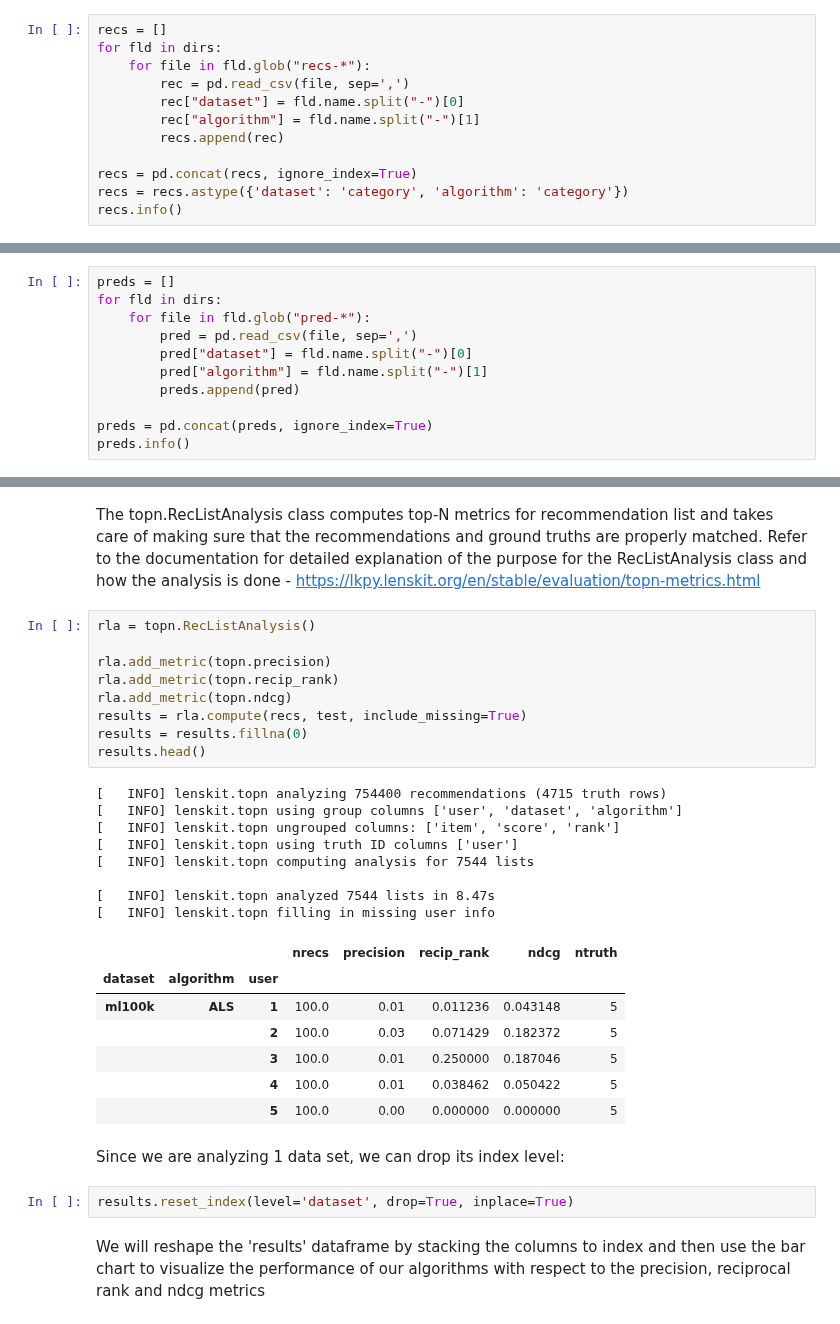
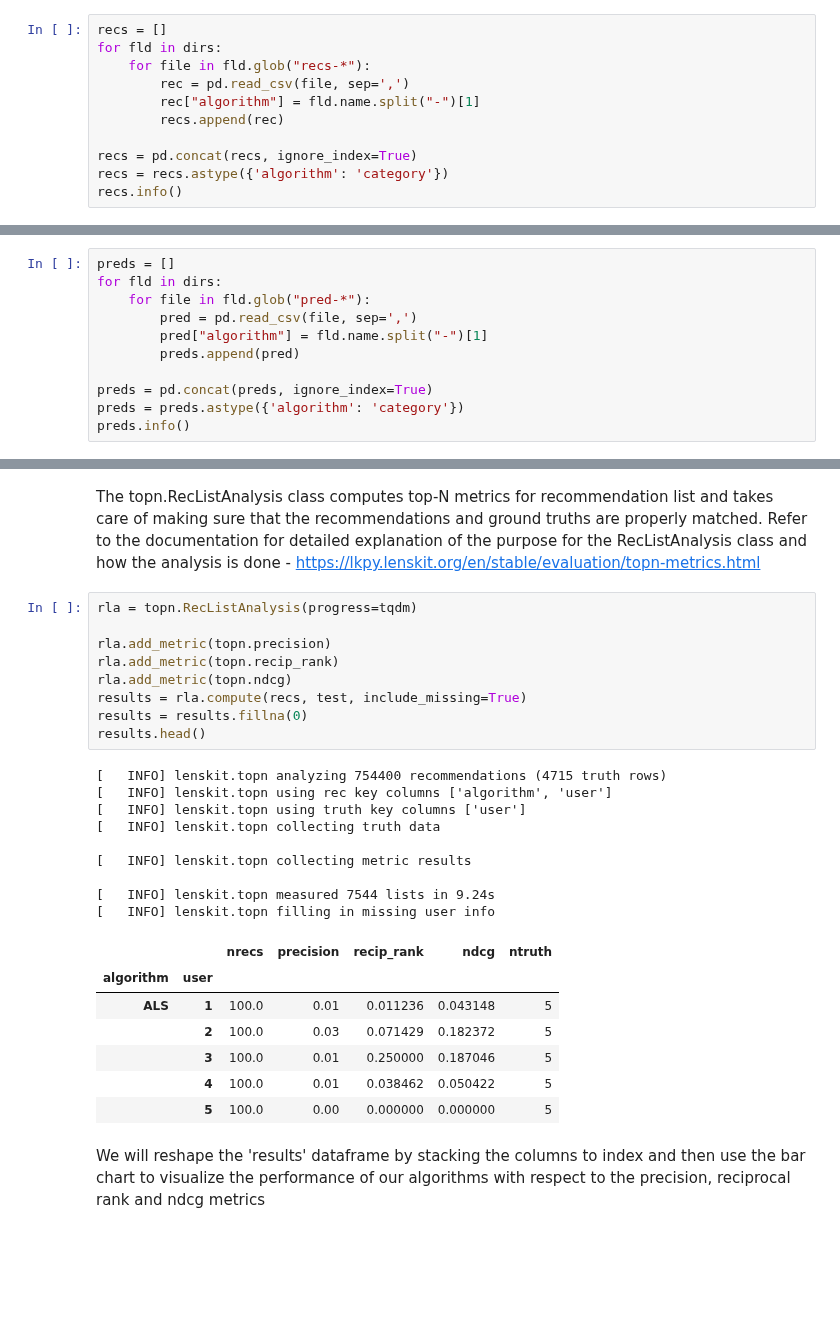
Before and after one commit to lenskit/lk-demo-experiment, a Jupyter notebook: eval-report.ml100k.ipynb, the cells around one changed output, grey strips where cells are left out. Drawn from its saved outputs; the diff is of its cells as text; blank space fills up the shorter version.

```diff
--- a/eval-report.ml100k.ipynb
+++ b/eval-report.ml100k.ipynb
@@ -54,12 +57,11 @@ recs = []
 for fld in dirs:
     for file in fld.glob("recs-*"):
         rec = pd.read_csv(file, sep=',')
-        rec["dataset"] = fld.name.split("-")[0]
         rec["algorithm"] = fld.name.split("-")[1]
         recs.append(rec)
 
 recs = pd.concat(recs, ignore_index=True)
-recs = recs.astype({'dataset': 'category', 'algorithm': 'category'})
+recs = recs.astype({'algorithm': 'category'})
 recs.info()
 # %% [output]
 <class 'pandas.core.frame.DataFrame'>
@@ -86,11 +87,11 @@ preds = []
 for fld in dirs:
     for file in fld.glob("pred-*"):
         pred = pd.read_csv(file, sep=',')
-        pred["dataset"] = fld.name.split("-")[0]
         pred["algorithm"] = fld.name.split("-")[1]
         preds.append(pred)
 
 preds = pd.concat(preds, ignore_index=True)
+preds = preds.astype({'algorithm': 'category'})
 preds.info()
 # %% [output]
 <class 'pandas.core.frame.DataFrame'>
@@ -123,34 +123,31 @@ test = pd.concat(test, ignore_index=True)
 # %% [markdown]
 The topn.RecListAnalysis class computes top-N metrics for recommendation list and takes care of making sure that the recommendations and ground truths are properly matched. Refer to the documentation for detailed explanation of the purpose for the RecListAnalysis class and how the analysis is done - https://lkpy.lenskit.org/en/stable/evaluation/topn-metrics.html
 # %%
-rla = topn.RecListAnalysis()
+rla = topn.RecListAnalysis(progress=tqdm)
 
 rla.add_metric(topn.precision)
 rla.add_metric(topn.recip_rank)
 rla.add_metric(topn.ndcg)
 results = rla.compute(recs, test, include_missing=True)
 results = results.fillna(0)
 results.head()
 # %% [output]
 [   INFO] lenskit.topn analyzing 754400 recommendations (4715 truth rows)
-[   INFO] lenskit.topn using group columns ['user', 'dataset', 'algorithm']
-[   INFO] lenskit.topn ungrouped columns: ['item', 'score', 'rank']
-[   INFO] lenskit.topn using truth ID columns ['user']
-[   INFO] lenskit.topn computing analysis for 7544 lists
+[   INFO] lenskit.topn using rec key columns ['algorithm', 'user']
+[   INFO] lenskit.topn using truth key columns ['user']
+[   INFO] lenskit.topn collecting truth data
 
-[   INFO] lenskit.topn analyzed 7544 lists in 8.47s
+[   INFO] lenskit.topn collecting metric results
+
+[   INFO] lenskit.topn measured 7544 lists in 9.24s
 [   INFO] lenskit.topn filling in missing user info
-|  |  |  | nrecs | precision | recip_rank | ndcg | ntruth |
-| dataset | algorithm | user |  |  |  |  |  |
-| ml100k | ALS | 1 | 100.0 | 0.01 | 0.011236 | 0.043148 | 5 |
-|  |  | 2 | 100.0 | 0.03 | 0.071429 | 0.182372 | 5 |
-|  |  | 3 | 100.0 | 0.01 | 0.250000 | 0.187046 | 5 |
-|  |  | 4 | 100.0 | 0.01 | 0.038462 | 0.050422 | 5 |
-|  |  | 5 | 100.0 | 0.00 | 0.000000 | 0.000000 | 5 |
+|  |  | nrecs | precision | recip_rank | ndcg | ntruth |
+| algorithm | user |  |  |  |  |  |
+| ALS | 1 | 100.0 | 0.01 | 0.011236 | 0.043148 | 5 |
+|  | 2 | 100.0 | 0.03 | 0.071429 | 0.182372 | 5 |
+|  | 3 | 100.0 | 0.01 | 0.250000 | 0.187046 | 5 |
+|  | 4 | 100.0 | 0.01 | 0.038462 | 0.050422 | 5 |
+|  | 5 | 100.0 | 0.00 | 0.000000 | 0.000000 | 5 |
-# %% [markdown]
-Since we are analyzing 1 data set, we can drop its index level:
-# %%
-results.reset_index(level='dataset', drop=True, inplace=True)
 # %% [markdown]
 We will reshape the 'results' dataframe by stacking the columns to index and then use the bar chart to visualize the performance of our algorithms with respect to the precision, reciprocal rank and ndcg metrics
 # %%
```
Also changed, not shown: parts of 10 cells of this notebook, 3 other files.
